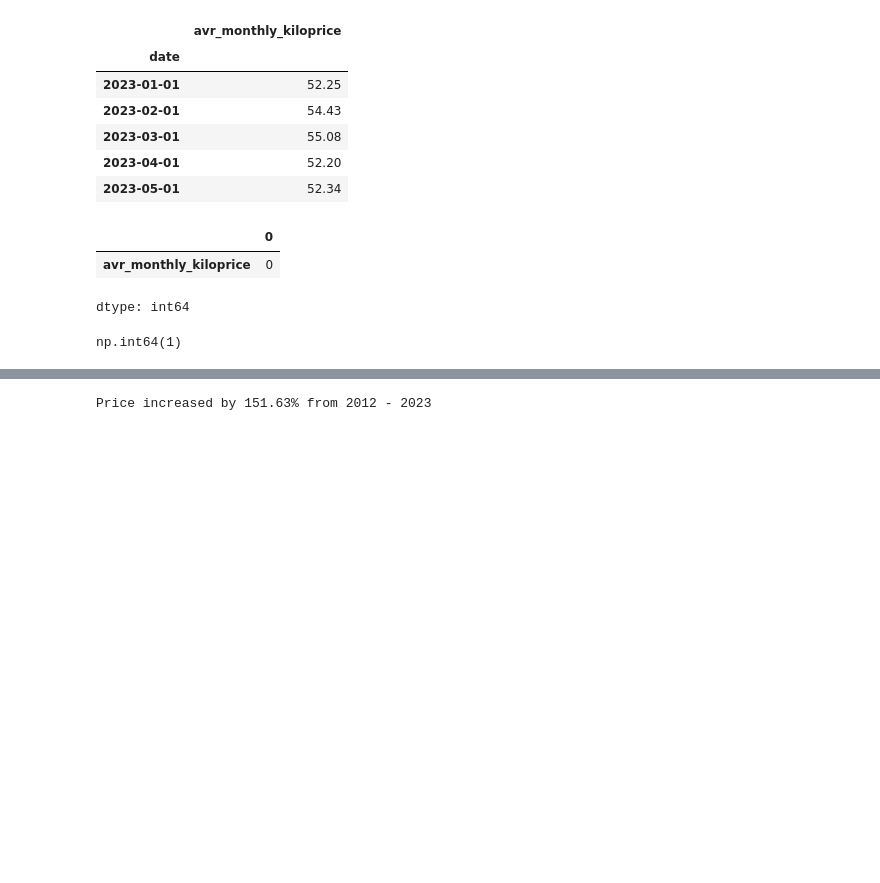
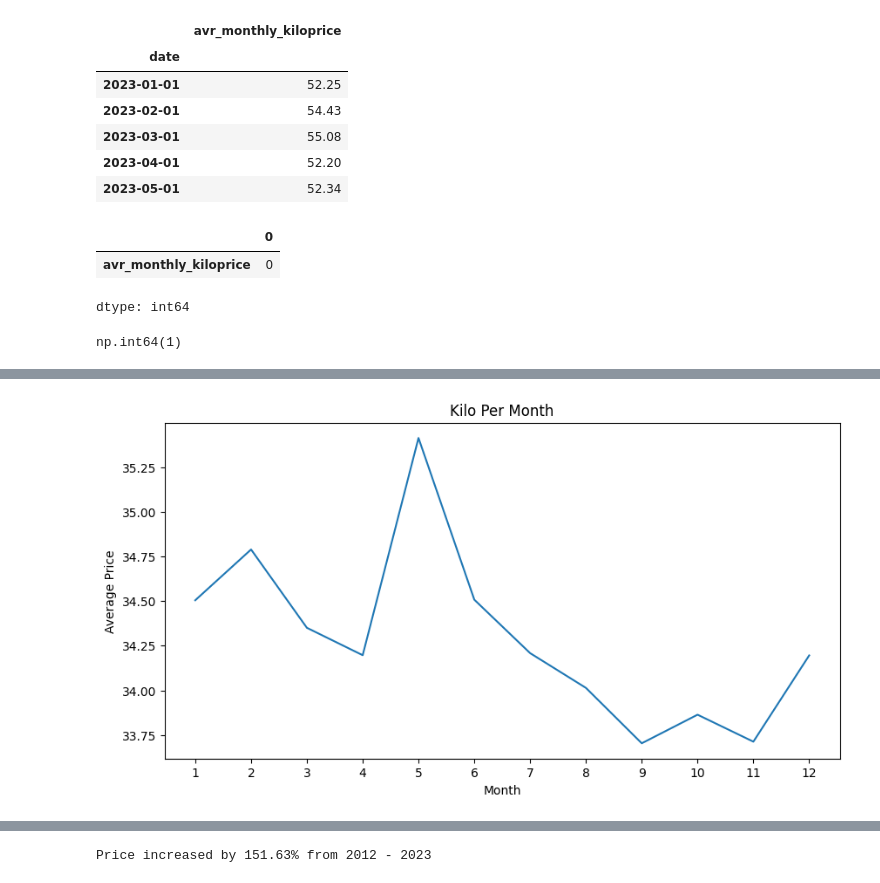
Before and after one commit to dlhegend/-TS_Academy_Capstone_Project, a Jupyter notebook: notebooks/Ugochukwu_Kiloprice_TimeSeries_Capstone.ipynb, the cells around one changed output, grey strips where cells are left out. Saved outputs shown, nothing was run; the diff lists cells and outputs as text; code cells hidden in the pictures; blank space fills up the shorter version.

```diff
--- a/notebooks/Ugochukwu_Kiloprice_TimeSeries_Capstone.ipynb
+++ b/notebooks/Ugochukwu_Kiloprice_TimeSeries_Capstone.ipynb
@@ -68,0 +111,10 @@ np.int64(1)
+# %%
+# Do certain months consistently have higher or lower prices?
+df['month'] = df.index.month
+plt.figure(figsize=(10,5))
+ax = sns.lineplot(data=df, x='month', y='avr_monthly_kiloprice', errorbar=None)
+ax.set(title="Kilo Per Month", xlabel="Month", ylabel="Average Price")
+ax.set_xticks(range(1,13)) # to show all 12 months
+plt.show()
+# %% [output]
+[figure, added]
```
Also changed, not shown: parts of 41 cells of this notebook.
